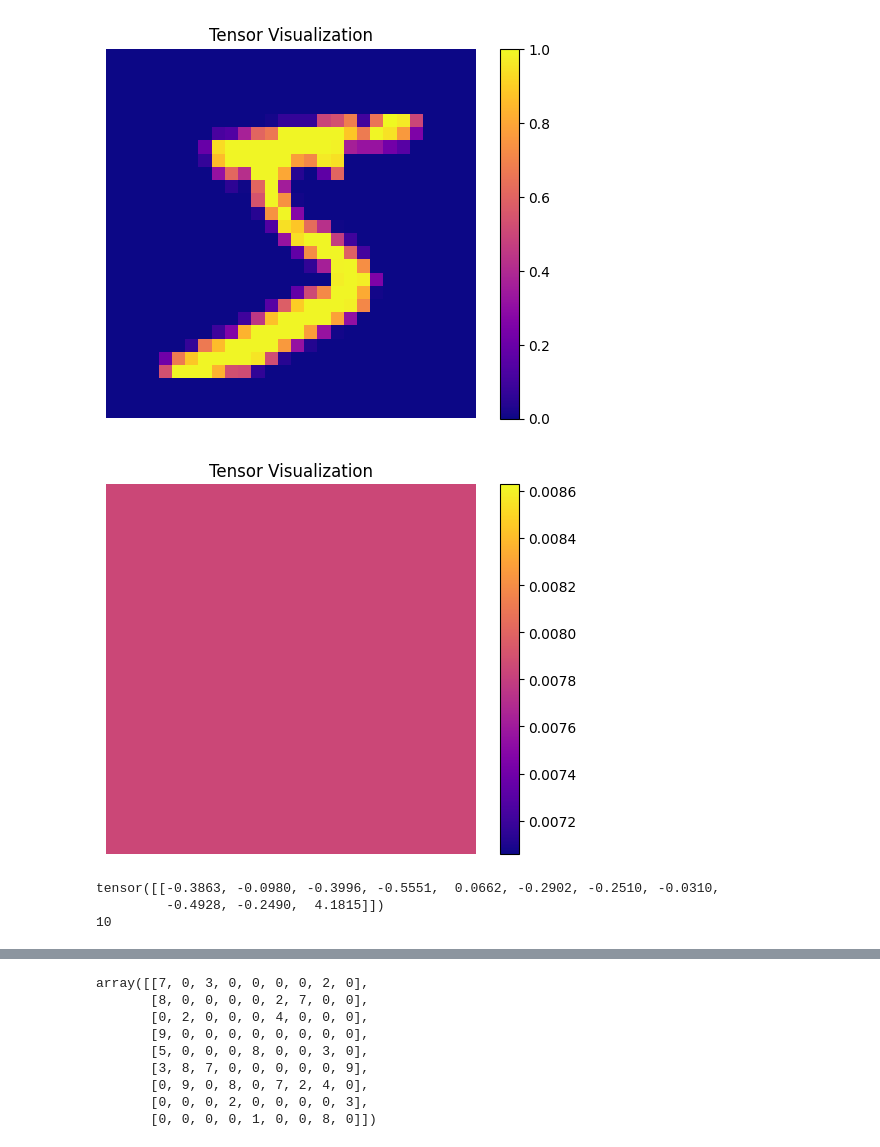
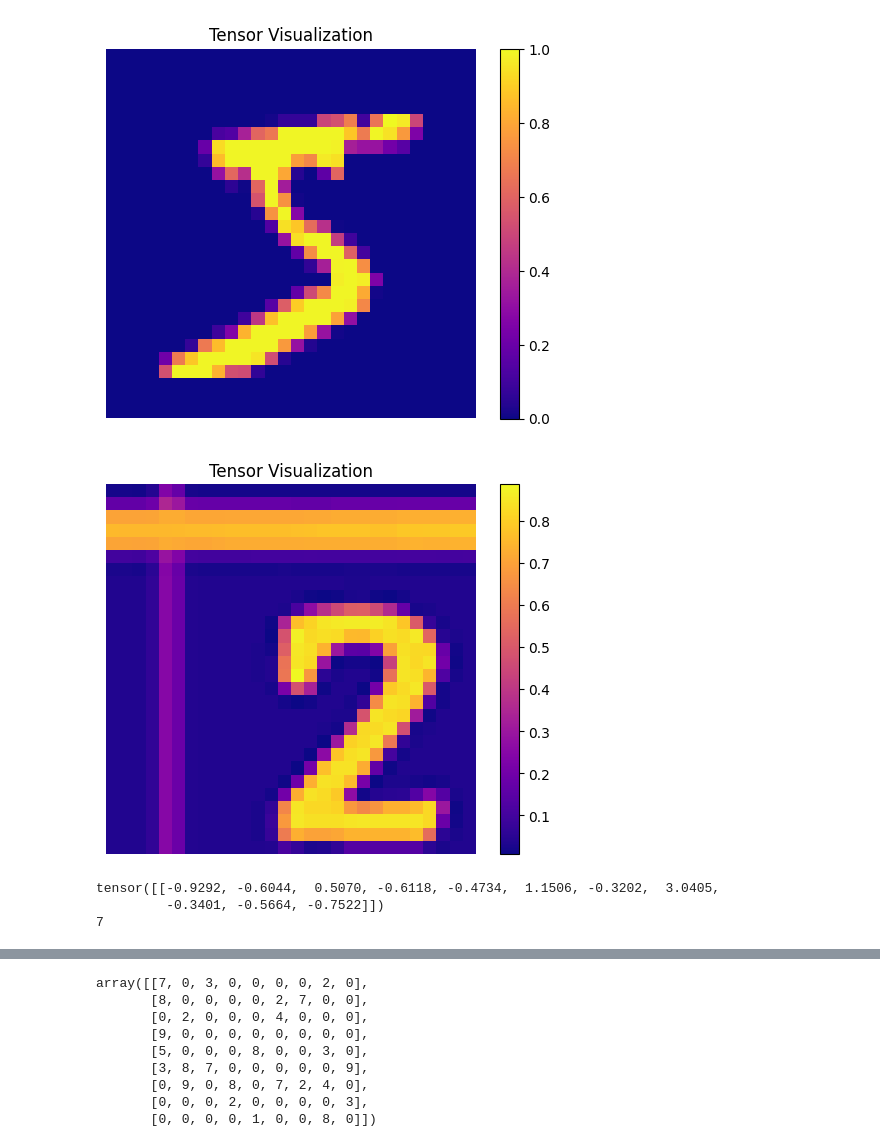
Before and after one commit to Willio06/SudokuSolver, a Jupyter notebook: test.ipynb, the cells around one changed output, grey strips where cells are left out. Cells and saved outputs as stored; diff of their text form; code cells hidden in the pictures.

Commit message:
trimm

```diff
--- a/test.ipynb
+++ b/test.ipynb
@@ -334,3 +336,35 @@ XX = XX.float()
 plot_tensor_plasma(XX.reshape(28,28))
 # %% [output]
 [figure]
+# %%
+import numpy as np
+from PIL import Image
+
+class TrimLowActivity:
+    def __init__(self, threshold=0.5, percent=5):
+        self.threshold = threshold      # e.g., pixel value threshold (0.5)
+        self.percent = percent / 100.0  # e.g., 5% = 0.05
+
+    def __call__(self, img):
+        # Convert PIL to NumPy
+        img_np = np.array(img).astype(np.float32)
+
+        # Normalize if in 0-255 range
+        if img_np.max() > 1:
+            img_np /= 255.0
+
+        # Row mask: keep rows where enough pixels > threshold
+        row_activity = np.mean(img_np > self.threshold, axis=1)
+        valid_rows = row_activity > self.percent
+
+        # Column mask: same for columns
+        col_activity = np.mean(img_np > self.threshold, axis=0)
+        valid_cols = col_activity > self.percent
+
+        # Trim the image
+        trimmed = img_np[np.ix_(valid_rows, valid_cols)]
+
+        # Resize to 28x28 again (or keep as is if preferred)
+        trimmed_img = Image.fromarray((trimmed * 255).astype(np.uint8)).resize((28, 28))
+
+        return trimmed_img
@@ -337,19 +382,19 @@ plot_tensor_plasma(XX.reshape(28,28))
 # %%
-transform = transforms.Compose([transforms.PILToTensor(), transforms.Resize((35,35)), transforms.CenterCrop((28,28))])
-X=1-transform(Image.open("./splits/image2_5.png"))
+transform = transforms.Compose([TrimLowActivity(threshold=0, percent=10),transforms.PILToTensor(), transforms.Resize((28,28)), transforms.CenterCrop((28,28))])
+X=1-transform(Image.open("./splits/testt2_62.png"))
 X = X.unsqueeze(0)/255
 plot_tensor_plasma(X.reshape(28,28))
 with torch.no_grad():
     model.eval()
     yd = model(X)
     print(yd)
     num = np.argmax(yd)
     print(num.item())
 # %% [output]
-[figure, old version]
+[figure, new version]
-tensor([[-0.3863, -0.0980, -0.3996, -0.5551,  0.0662, -0.2902, -0.2510, -0.0310,
-         -0.4928, -0.2490,  4.1815]])
-10
+tensor([[-0.9292, -0.6044,  0.5070, -0.6118, -0.4734,  1.1506, -0.3202,  3.0405,
+         -0.3401, -0.5664, -0.7522]])
+7
 # %%
 print(X)
 # %% [output]
```
Also changed, not shown: parts of 5 cells of this notebook, 6 other files.
